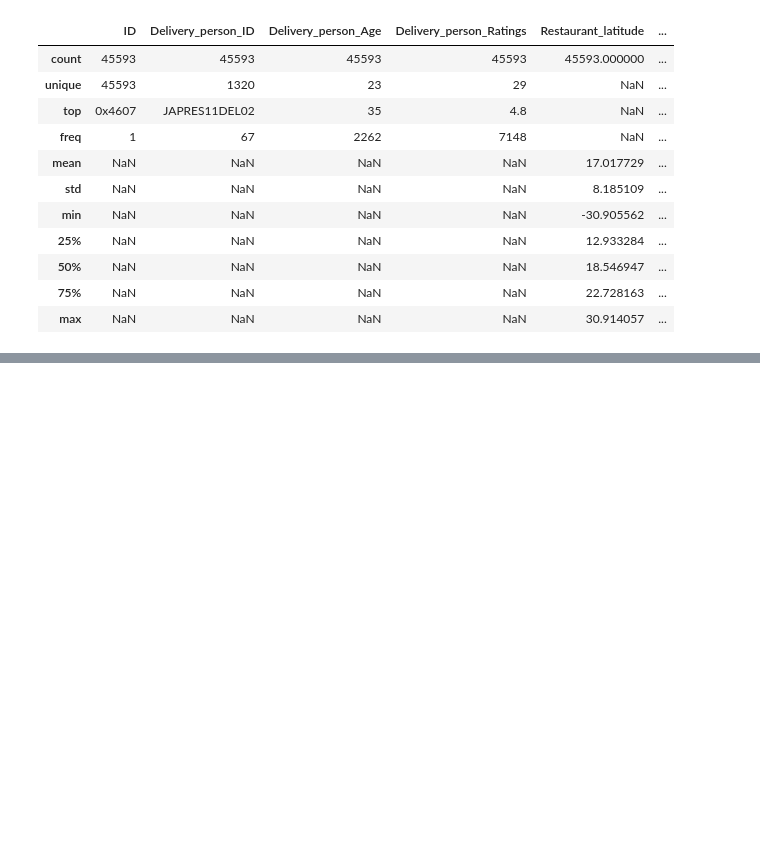
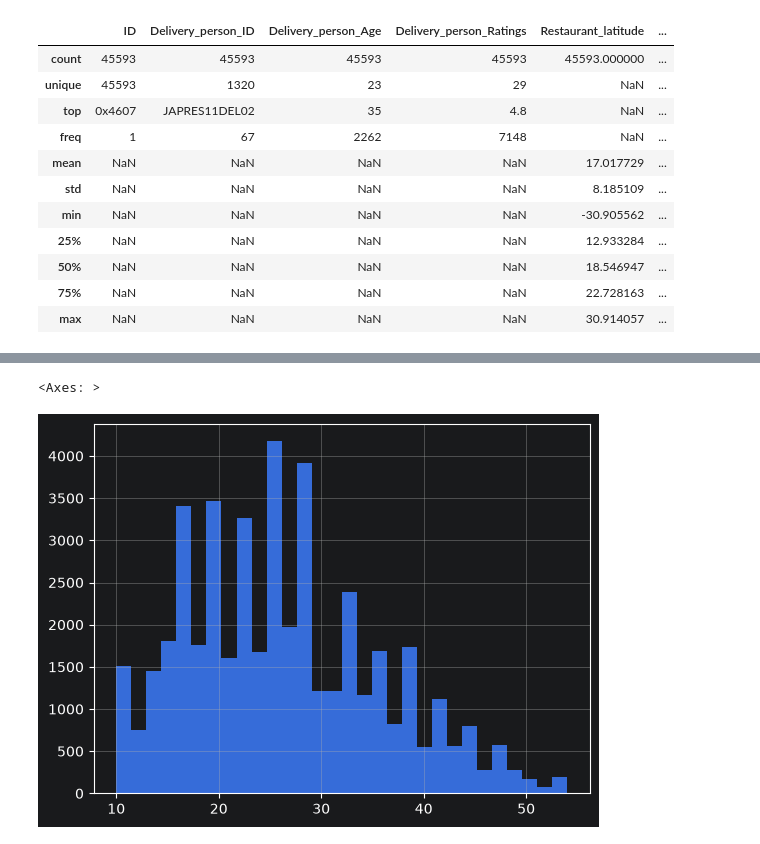
Before and after one commit to rudraveersandhu/DeliveryTimePredictor, a Jupyter notebook: notebooks/eda.ipynb, the cells around one changed output, grey strips where cells are left out. Saved outputs shown, nothing was run; the diff lists cells and outputs as text; code cells hidden in the pictures; blank space fills up the shorter version.

```diff
--- a/notebooks/eda.ipynb
+++ b/notebooks/eda.ipynb
@@ -54,0 +94,6 @@ df.describe(include="all")
+# %%
+import sys
+sys.path.append("..")   # so Python can see src/ from inside notebooks/
+from src.features import clean_raw_columns
+
+df = clean_raw_columns(df)
@@ -54,0 +120,5 @@ df.describe(include="all")
+# %%
+df['Time_taken(min)'].hist(bins=30)
+# %% [output]
+<Axes: >
+[figure, added]
```
Also changed, not shown: parts of 7 cells of this notebook, 2 other files.
